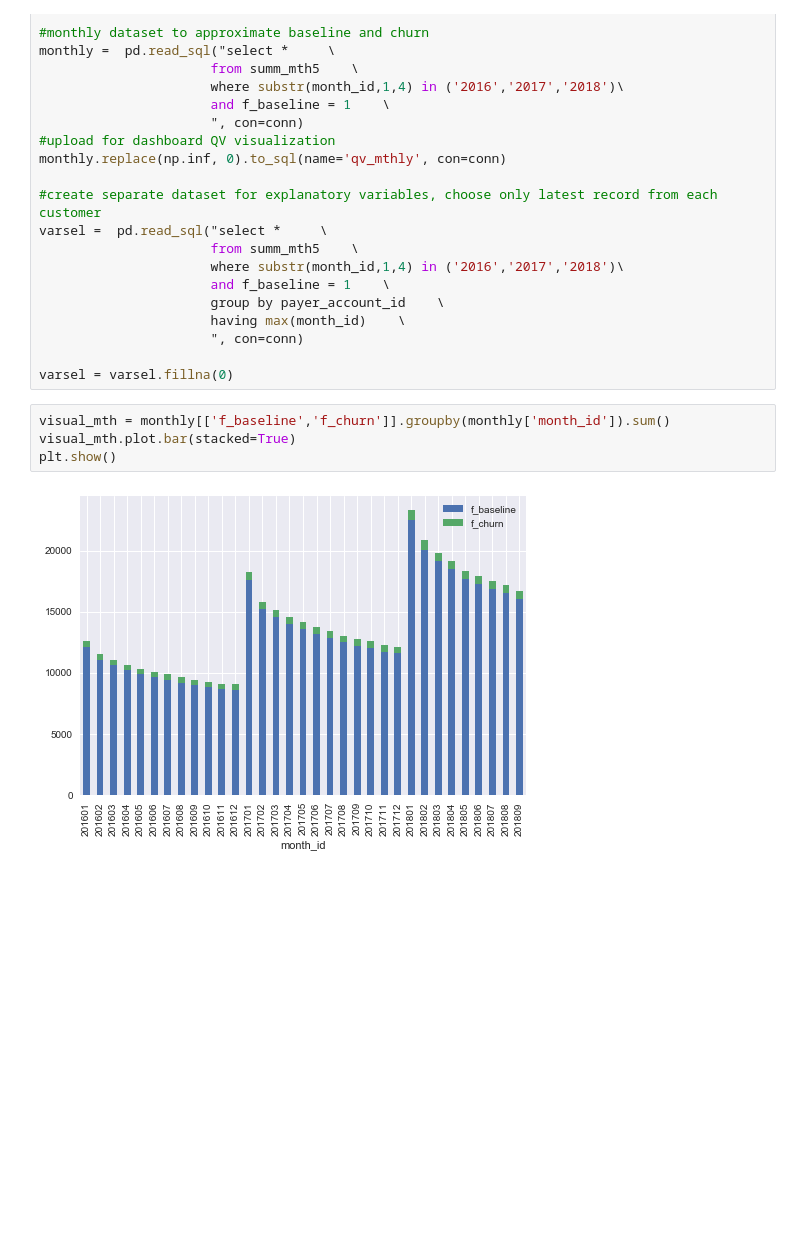
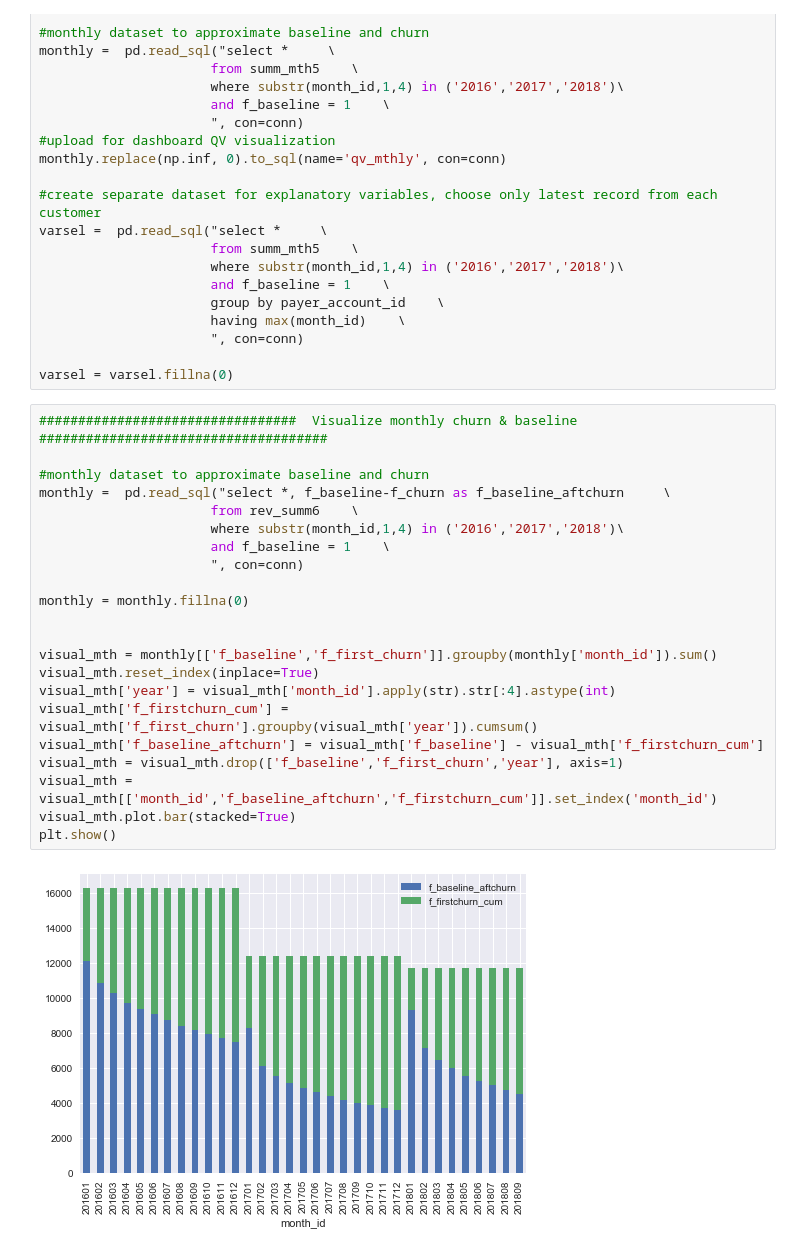
Before and after one commit to ckwong91/sharing-github, a Jupyter notebook: Amazon.ipynb, the cells around one changed output. Cells and saved outputs as stored; diff of their text form; blank space fills up the shorter version.

```diff
--- a/Amazon.ipynb
+++ b/Amazon.ipynb
@@ -685,9 +856,27 @@ varsel =  pd.read_sql("select *     \
                       ", con=conn)
 
 varsel = varsel.fillna(0)
-# %%
-visual_mth = monthly[['f_baseline','f_churn']].groupby(monthly['month_id']).sum()
-visual_mth.plot.bar(stacked=True)
-plt.show()
-# %% [output]
-[figure, removed]
+# %%
+#################################  Visualize monthly churn & baseline  #####################################
+
+#monthly dataset to approximate baseline and churn
+monthly =  pd.read_sql("select *, f_baseline-f_churn as f_baseline_aftchurn     \
+                      from rev_summ6    \
+                      where substr(month_id,1,4) in ('2016','2017','2018')\
+                      and f_baseline = 1    \
+                      ", con=conn)
+
+monthly = monthly.fillna(0)
+
+
+visual_mth = monthly[['f_baseline','f_first_churn']].groupby(monthly['month_id']).sum()
+visual_mth.reset_index(inplace=True)
+visual_mth['year'] = visual_mth['month_id'].apply(str).str[:4].astype(int)
+visual_mth['f_firstchurn_cum'] = visual_mth['f_first_churn'].groupby(visual_mth['year']).cumsum()
+visual_mth['f_baseline_aftchurn'] = visual_mth['f_baseline'] - visual_mth['f_firstchurn_cum']
+visual_mth = visual_mth.drop(['f_baseline','f_first_churn','year'], axis=1)
+visual_mth = visual_mth[['month_id','f_baseline_aftchurn','f_firstchurn_cum']].set_index('month_id')
+visual_mth.plot.bar(stacked=True)
+plt.show()
+# %% [output]
+[figure, added]
```
Also changed, not shown: parts of 21 cells of this notebook.
